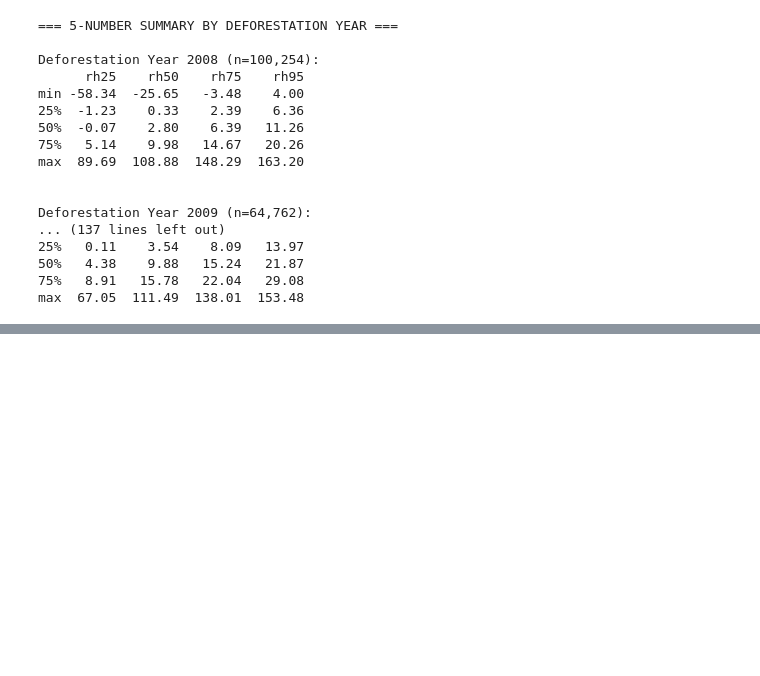
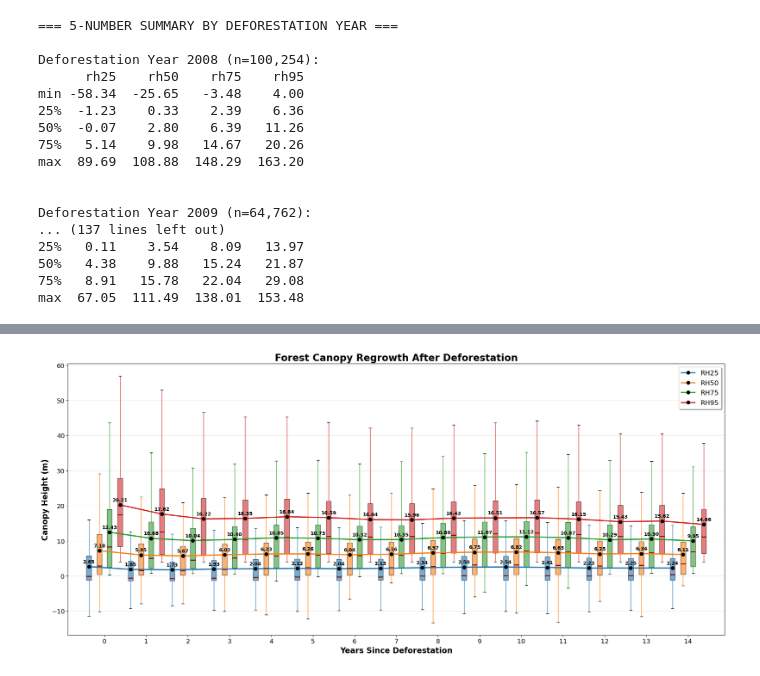
Before and after one commit to NaiaraSPinto/VegMapper, a Jupyter notebook: histogram_creation/new_hist_creation.ipynb, the cells around one changed output, grey strips where cells are left out. Cells and saved outputs as stored; diff of their text form; code cells hidden in the pictures; blank space fills up the shorter version.

Commit message:
turned rh of deforested areas over time to be boxplots rather than points

```diff
--- a/histogram_creation/new_hist_creation.ipynb
+++ b/histogram_creation/new_hist_creation.ipynb
@@ -356,0 +282,45 @@ Name: mean, dtype: float64
+# %%
+# Show all charts combined with boxplots side by side
+fig, ax = plt.subplots(figsize=(20, 9))
+years_list = sorted(deforestation_df['years_since_deforestation'].unique())
+
+
+width = 0.15
+offsets = [-2.5*width, -0.8*width, 0.8*width, 2.5*width]
+
+for i, (metric, color, label, offset) in enumerate(zip(metrics, colors, ['RH25', 'RH50', 'RH75', 'RH95'], offsets)):
+    data_by_year = [deforestation_df[deforestation_df['years_since_deforestation'] == year][metric].dropna()
+                    for year in years_list]
+
+    # Position boxplots with offset
+    positions = [year + offset for year in years_list]
+
+    # Create boxplot
+    bp = ax.boxplot(data_by_year, positions=positions, widths=width*0.8, patch_artist=True,
+                    boxprops=dict(facecolor=color, alpha=0.6),
+                    medianprops=dict(color='darkred', linewidth=2),
+                    whiskerprops=dict(color=color),
+                    showfliers=False)
+
+    # Overlay line connecting means
+    means = regrowth_stats[metric]['mean']
+    ax.plot(positions, means, marker='o', color=color, markerfacecolor='black', markeredgecolor='black',
+            linewidth=2.5, markersize=7, zorder=3, label=label)
+
+    # Label each point with its value
+    for x, y in zip(positions, means):
+        ax.text(x, y + 1, f'{y:.2f}', fontsize=10, ha='center', color='black', fontweight='bold')
+
+ax.set_xlabel('Years Since Deforestation', fontsize=16, fontweight='bold')
+ax.set_ylabel('Canopy Height (m)', fontsize=16, fontweight='bold')
+ax.set_title('Forest Canopy Regrowth After Deforestation', fontsize=20, fontweight='bold')
+ax.legend(fontsize=14, loc='upper right', shadow=True)
+ax.grid(True, alpha=0.3, axis='y')
+ax.set_xticks(years_list)
+ax.set_xticklabels([int(year) for year in years_list], fontsize=13)
+ax.tick_params(axis='y', labelsize=13)
+
+plt.tight_layout()
+plt.show()
+# %% [output]
+[figure, added]
```
Also changed, not shown: parts of 3 cells of this notebook.
